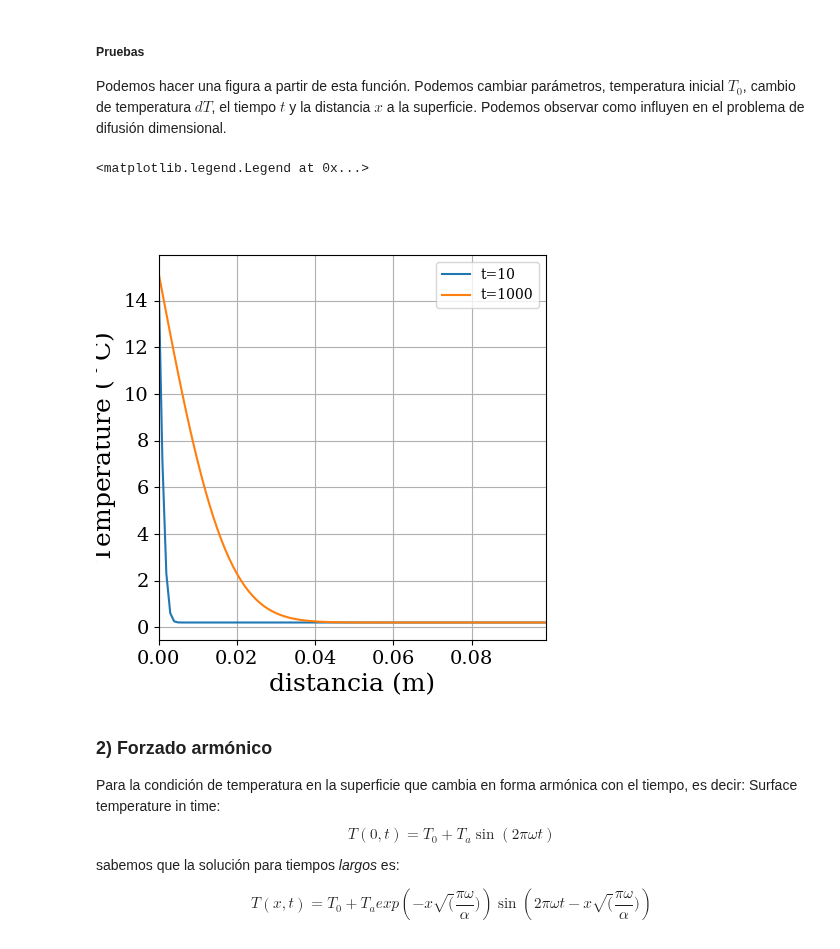
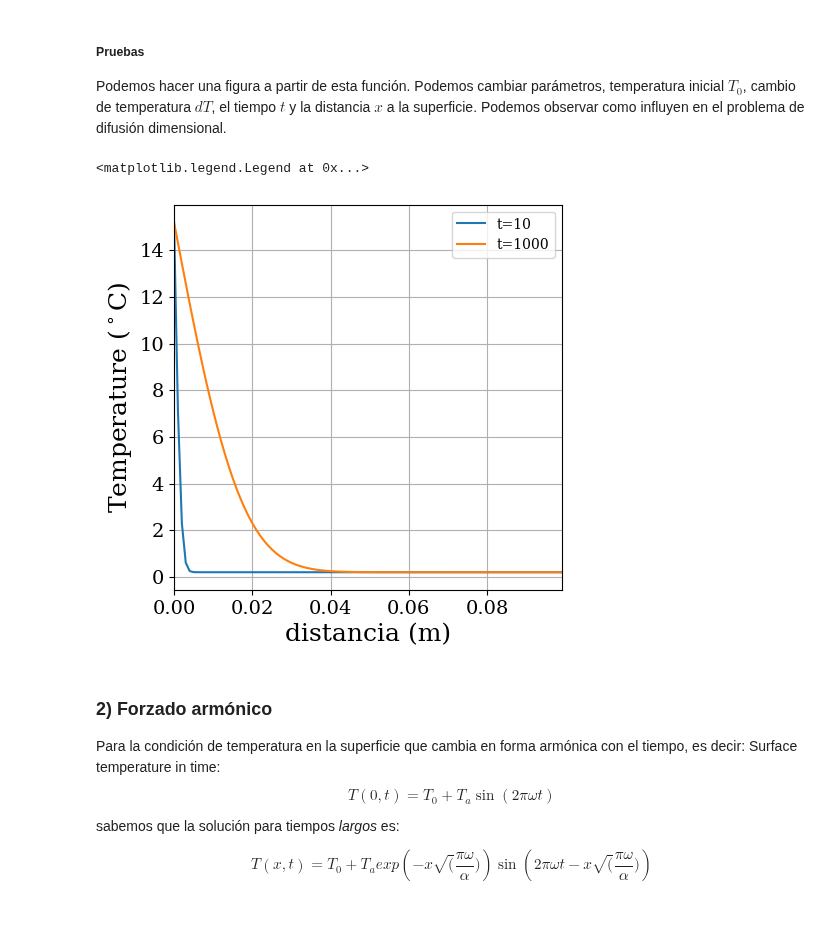
Before and after one commit to juandadamo/clases_fiuba, a Jupyter notebook: 6731/introduccion-para-tcym.ipynb, the cells around one changed output. Cells and saved outputs as stored; diff of their text form; code cells hidden in the pictures; blank space fills up the shorter version.

```diff
--- a/6731/introduccion-para-tcym.ipynb
+++ b/6731/introduccion-para-tcym.ipynb
@@ -79,18 +84,18 @@ T2 = Dirichlet1(T0,dT,t2,xs,alpha_m)
 # %%
 fig0,ax0 = plt.subplots(1);
 # Gráfico. Definimos una figura fig0 y sus ejes ax0
 
 fig0.set_size_inches((5,5));  #tamaño de la figura
 ax0.plot(xs,T,label='t=%.0f'%t1)  # plot sobre los ejes
 ax0.plot(xs,T2,label='t=%.0f'%t2)
 ax0.set_xlim([min(xs),max(xs)]);#definimos límites
 ax0.set_xlabel('distancia (m)',fontsize=18); #nombre para ordenadas
-ax0.set_ylabel(r'Temperature ($^\circ$C)',fontsize=18); #nombre para abcisas
+ax0.set_ylabel('Temperature ($^\circ$C)',fontsize=18); #nombre para abcisas
 ax0.grid(True); #grilla de coordenadas
 ax0.legend()
 # %% [output]
 <matplotlib.legend.Legend at 0x...>
-[figure, old version]
+[figure, new version]
 # %% [markdown]
 ### 2) Forzado armónico
 
```
Also changed, not shown: parts of 5 cells of this notebook, 1 other file.
